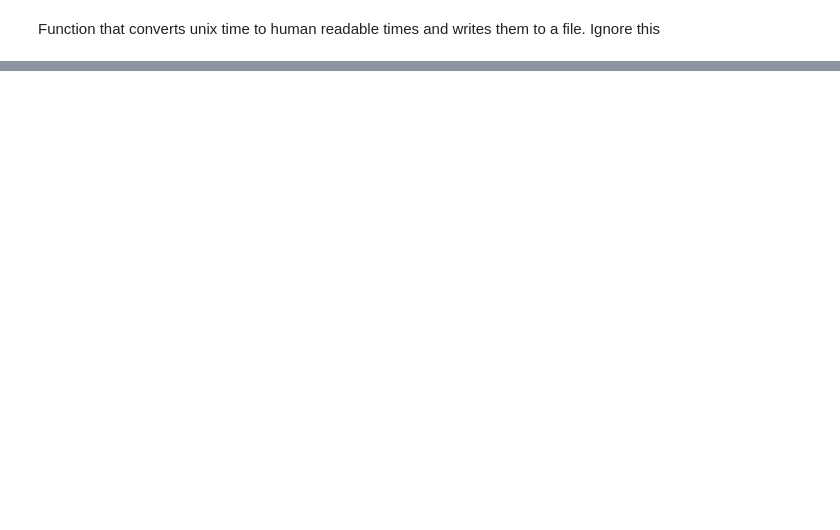
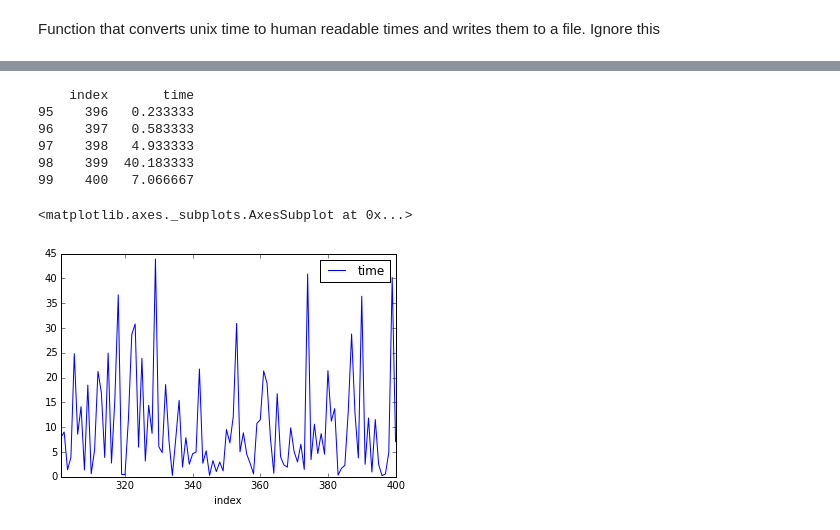
Before and after one commit to thelimeburner/selfish_mining_detector, a Jupyter notebook: analyze_data.ipynb, the cells around one changed output, grey strips where cells are left out. Cells and saved outputs as stored; diff of their text form; code cells hidden in the pictures; blank space fills up the shorter version.

Commit message:
some new graphs

```diff
--- a/analyze_data.ipynb
+++ b/analyze_data.ipynb
@@ -115,3 +127,10 @@ def convertTimes():
         value2 = datetime.datetime.fromtimestamp(int(value)).strftime('%Y-%m-%d %H:%M:%S')
         actual_diffs.append(value2)
     f.close()
+# %%
+timeDiff_data = []
+for value in timeDiffs:
+    if value < 0:
+        timeDiff_data.append(-1*value)
+    else:
+        timeDiff_data.append(value)
@@ -117,0 +145,4 @@ def convertTimes():
+# %%
+seq = []
+for i in range(1,len(timeDiffs)+1):
+    seq.append(i)
@@ -117,0 +160,11 @@ def convertTimes():
+# %%
+def convertToMin(arr):
+    for i in range(len(arr)):
+        arr[i] = arr[i]/60
+    return arr
+# %%
+del seq[-1]
+del timeDiff_data[-1]
+#df = pd.DataFrame({'index':seq[0:50],'time':timeDiff_data[0:50]})
+df = pd.DataFrame({'index':seq[300:400],'time':convertToMin(timeDiff_data[300:400])})
+print df.describe()
@@ -117,0 +183,14 @@ def convertTimes():
+# %%
+print df.tail()
+# %% [output]
+    index       time
+95    396   0.233333
+96    397   0.583333
+97    398   4.933333
+98    399  40.183333
+99    400   7.066667
+# %%
+df.plot(kind='line',x='index',y='time')
+# %% [output]
+<matplotlib.axes._subplots.AxesSubplot at 0x...>
+[figure, added]
```
Also changed, not shown: parts of 28 cells of this notebook.
